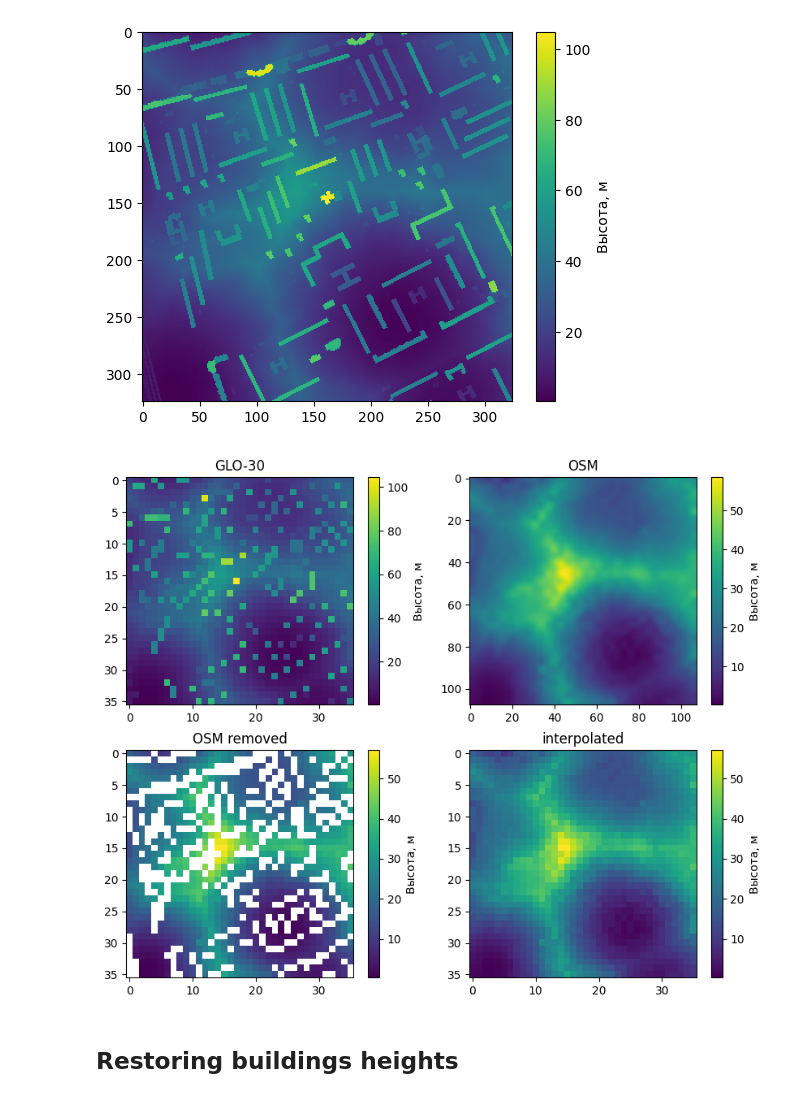
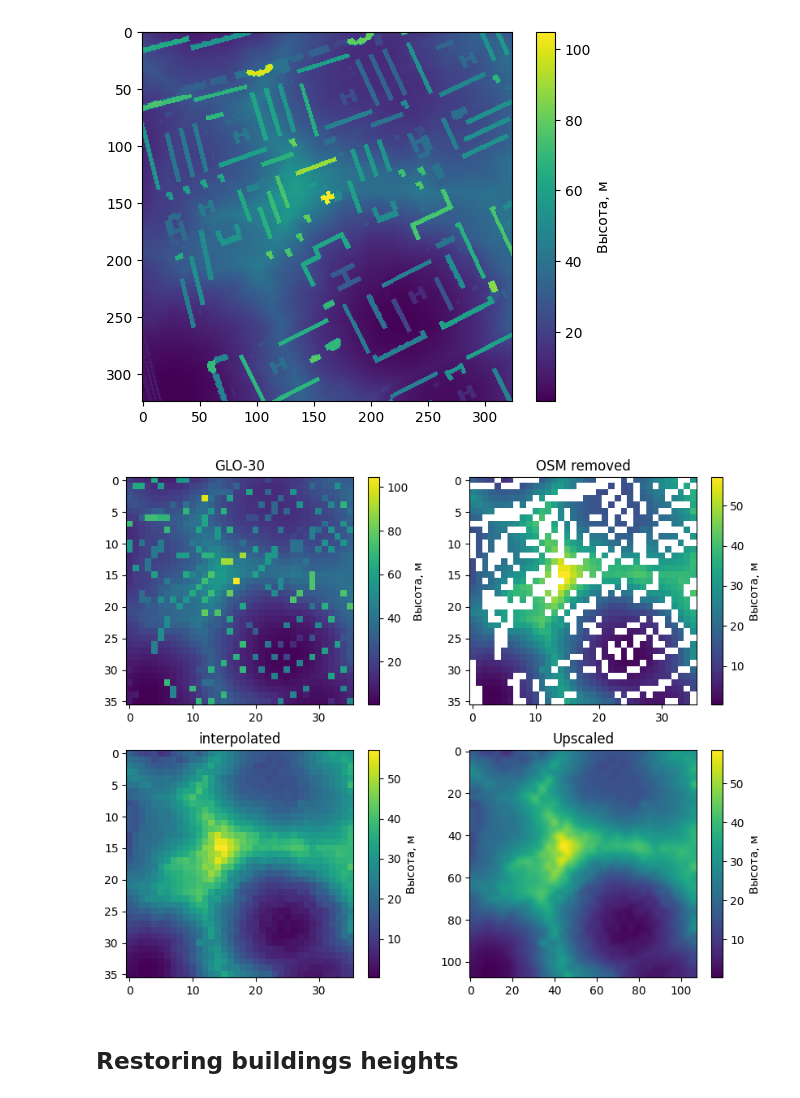
Before and after one commit to 4yvakZ/City-DEM-Superresolution, a Jupyter notebook: HoudiniTest.ipynb, the cells around one changed output. Saved outputs shown, nothing was run; the diff lists cells and outputs as text; code cells hidden in the pictures.

```diff
--- a/HoudiniTest.ipynb
+++ b/HoudiniTest.ipynb
@@ -211,38 +211,38 @@ glo_scaled = cv2.resize(glo_interp, dsize=np.multiply(glo_interp.shape, 3), inte
 fig, ax = plt.subplots(figsize=(10, 8))
 ax.remove()
 ax = plt.subplot(2, 2, 1)
 plt.imshow(glo)
 im = ax.get_images()[0]
 cb = fig.colorbar(im, ax=ax)
 cb.set_label('Высота, м')
 plt.title("GLO-30")
-ax = plt.subplot(2, 2, 2)
+ax = plt.subplot(2, 2, 4)
 plt.imshow(glo_scaled)
-plt.title("OSM")
+plt.title("Upscaled")
 im = ax.get_images()[0]
 cb = fig.colorbar(im, ax=ax)
 cb.set_label('Высота, м')
-ax = plt.subplot(2, 2, 3)
+ax = plt.subplot(2, 2, 2)
 plt.imshow(glo_filter)
 plt.title("OSM removed")
 im = ax.get_images()[0]
 cb = fig.colorbar(im, ax=ax)
 cb.set_label('Высота, м')
-ax = plt.subplot(2, 2, 4)
+ax = plt.subplot(2, 2, 3)
 plt.imshow(glo_interp)
 plt.title("interpolated")
 im = ax.get_images()[0]
 cb = fig.colorbar(im, ax=ax)
 cb.set_label('Высота, м')
 plt.show()
 
 
 tiff.imwrite(OUTPUT_DATA_DIR + "TestOSMRemoved.tif", glo_interp)
 tiff.imwrite(OUTPUT_DATA_DIR + "TestOSMRemovedScaled.tif", glo_scaled)
 tiff.imwrite(OUTPUT_DATA_DIR + "TestGLOBicubic.tif", np.float32(cv2.resize(glo, dsize=(324,324), interpolation=cv2.INTER_CUBIC)))
 tiff.imwrite(OUTPUT_DATA_DIR + "TestGLOInterp.tif", cv2.resize(glo, dsize=(108,108), interpolation=cv2.INTER_CUBIC))
 # %% [output]
-[figure, old version]
+[figure, new version]
 # %% [markdown]
 ## Restoring buildings heights
 # %%
```
Also changed, not shown: parts of 1 cell of this notebook, 3 other files.
